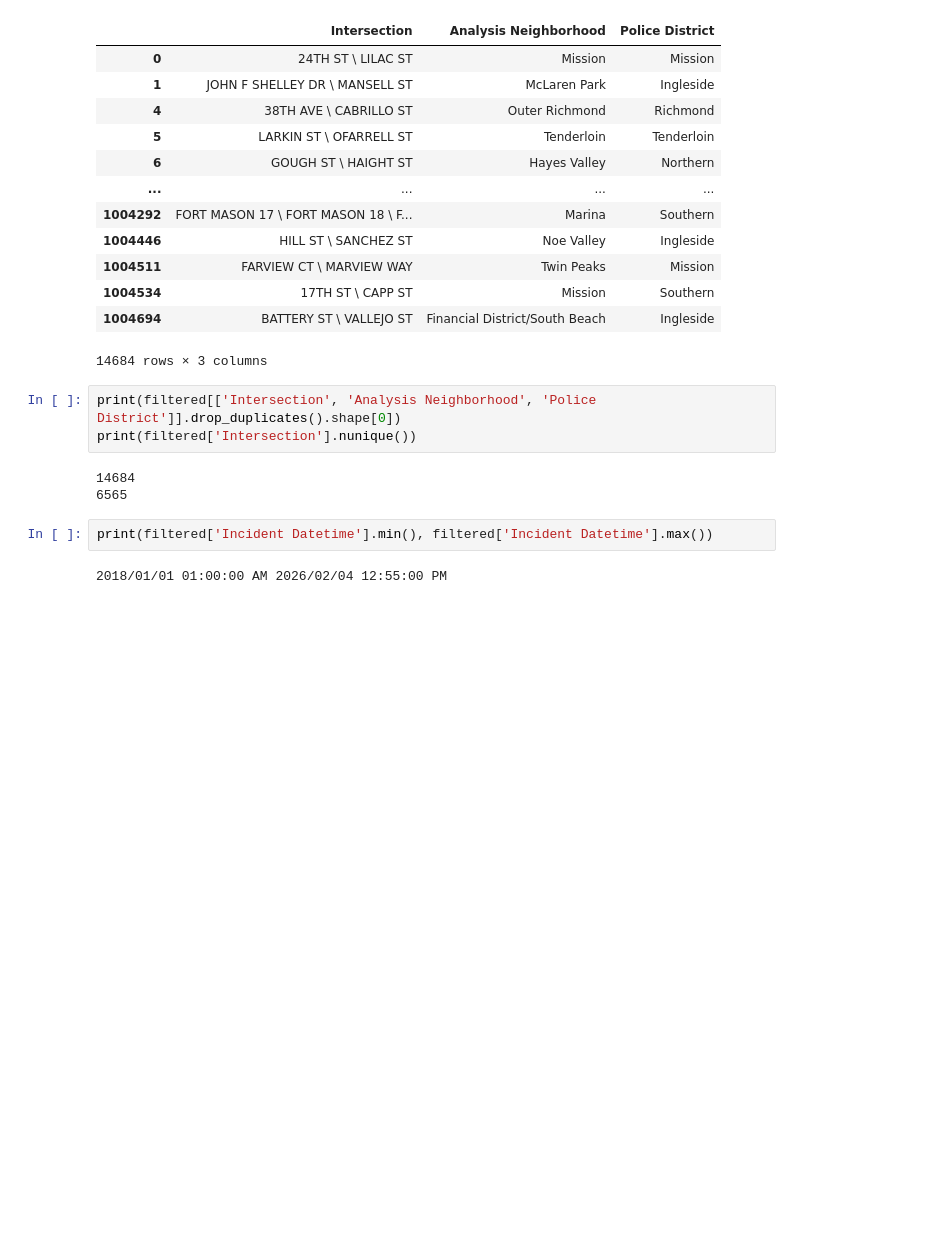
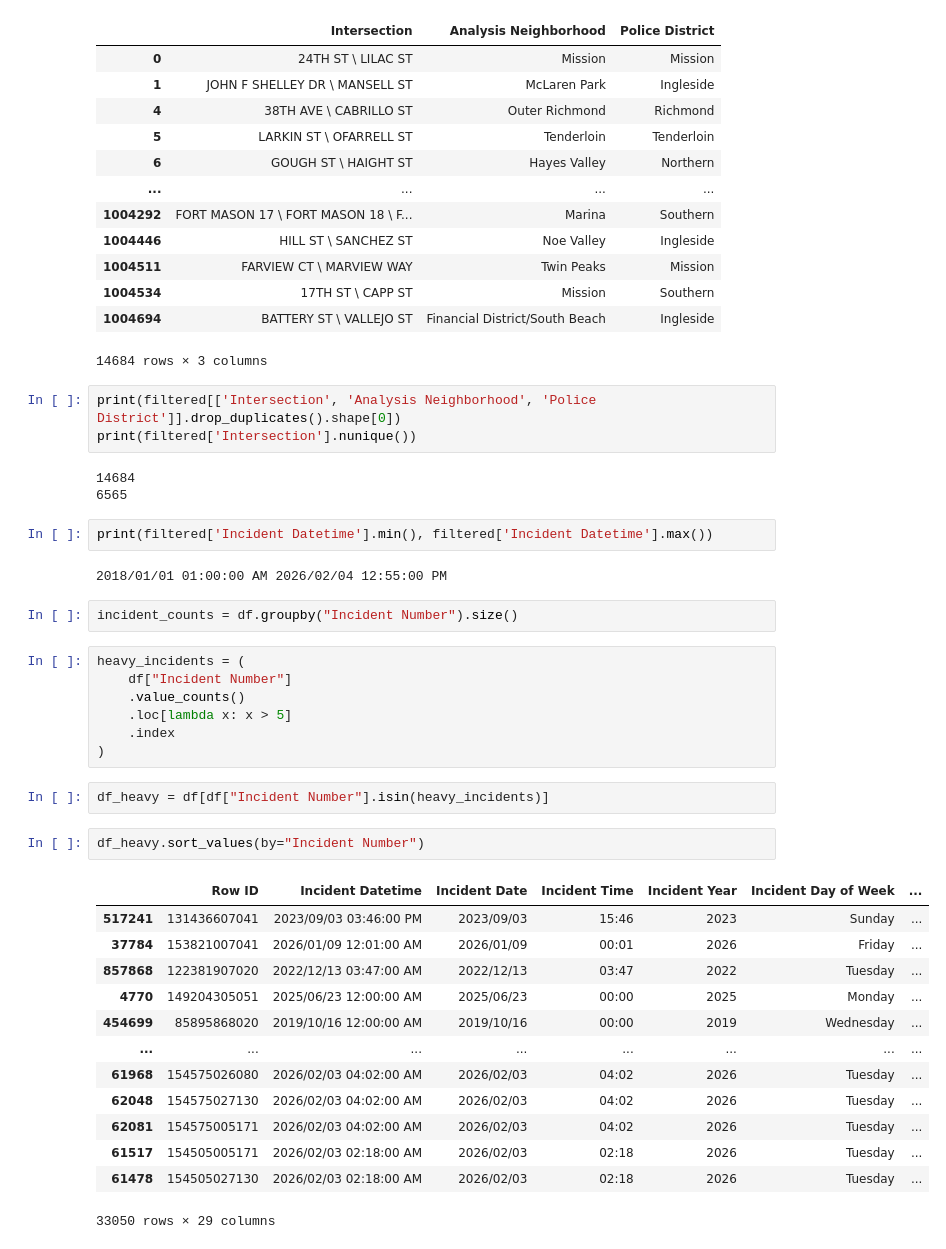
Before and after one commit to kennneth1/sf-crime-warehouse, a Jupyter notebook: Untitled.ipynb, the cells around one changed output. Drawn from its saved outputs; the diff is of its cells as text; blank space fills up the shorter version.

```diff
--- a/Untitled.ipynb
+++ b/Untitled.ipynb
@@ -60,3 +60,30 @@ print(filtered['Intersection'].nunique())
 print(filtered['Incident Datetime'].min(), filtered['Incident Datetime'].max())
 # %% [output]
 2018/01/01 01:00:00 AM 2026/02/04 12:55:00 PM
+# %%
+incident_counts = df.groupby("Incident Number").size()
+# %%
+heavy_incidents = (
+    df["Incident Number"]
+    .value_counts()
+    .loc[lambda x: x > 5]
+    .index
+)
+# %%
+df_heavy = df[df["Incident Number"].isin(heavy_incidents)]
+# %%
+df_heavy.sort_values(by="Incident Number")
+# %% [output]
+|  | Row ID | Incident Datetime | Incident Date | Incident Time | Incident Year | Incident Day of Week | ... |
+| 517241 | 131436607041 | 2023/09/03 03:46:00 PM | 2023/09/03 | 15:46 | 2023 | Sunday | ... |
+| 37784 | 153821007041 | 2026/01/09 12:01:00 AM | 2026/01/09 | 00:01 | 2026 | Friday | ... |
+| 857868 | 122381907020 | 2022/12/13 03:47:00 AM | 2022/12/13 | 03:47 | 2022 | Tuesday | ... |
+| 4770 | 149204305051 | 2025/06/23 12:00:00 AM | 2025/06/23 | 00:00 | 2025 | Monday | ... |
+| 454699 | 85895868020 | 2019/10/16 12:00:00 AM | 2019/10/16 | 00:00 | 2019 | Wednesday | ... |
+| ... | ... | ... | ... | ... | ... | ... | ... |
+| 61968 | 154575026080 | 2026/02/03 04:02:00 AM | 2026/02/03 | 04:02 | 2026 | Tuesday | ... |
+| 62048 | 154575027130 | 2026/02/03 04:02:00 AM | 2026/02/03 | 04:02 | 2026 | Tuesday | ... |
+| 62081 | 154575005171 | 2026/02/03 04:02:00 AM | 2026/02/03 | 04:02 | 2026 | Tuesday | ... |
+| 61517 | 154505005171 | 2026/02/03 02:18:00 AM | 2026/02/03 | 02:18 | 2026 | Tuesday | ... |
+| 61478 | 154505027130 | 2026/02/03 02:18:00 AM | 2026/02/03 | 02:18 | 2026 | Tuesday | ... |
+33050 rows × 29 columns
```
Also changed, not shown: parts of 3 cells of this notebook, 3 other files.
